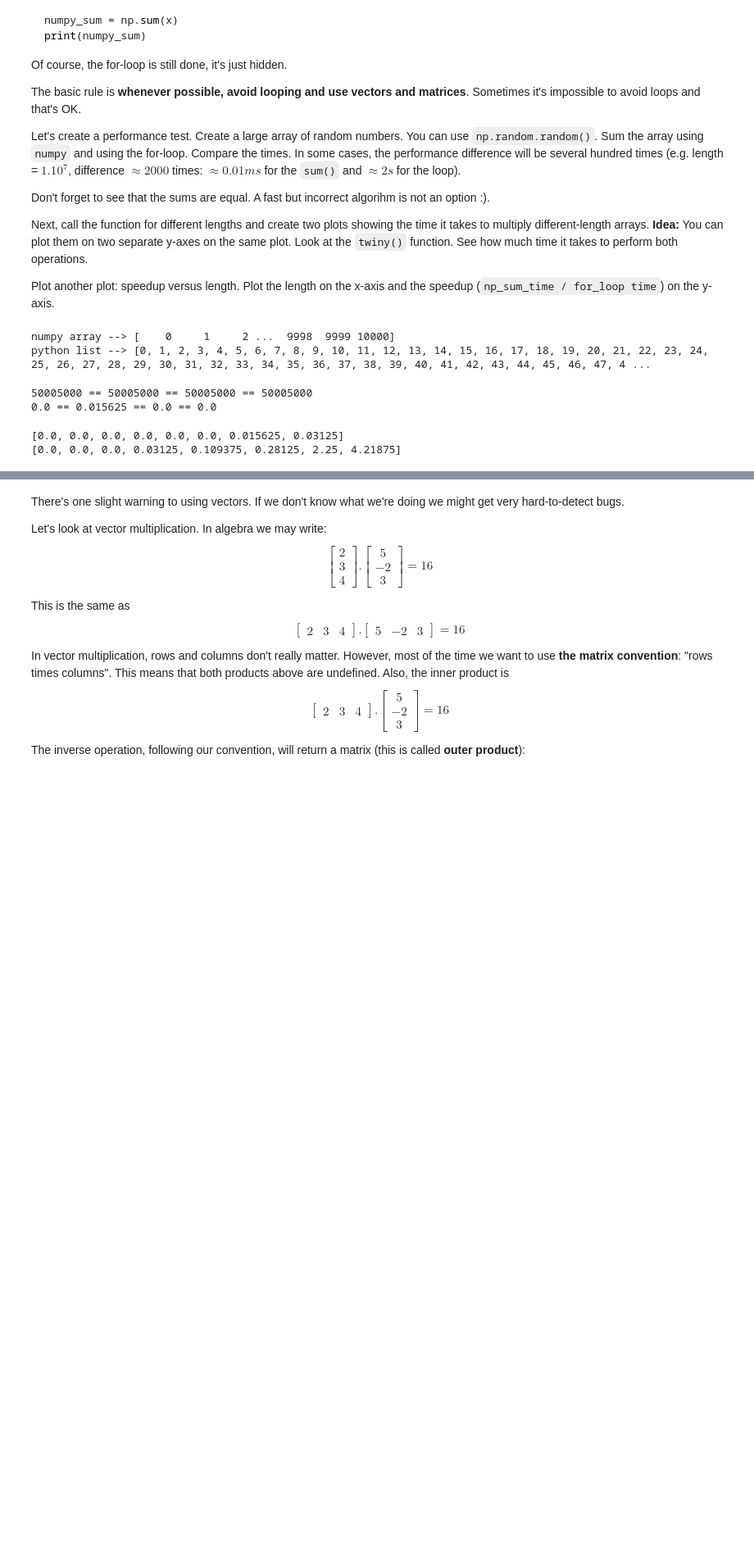
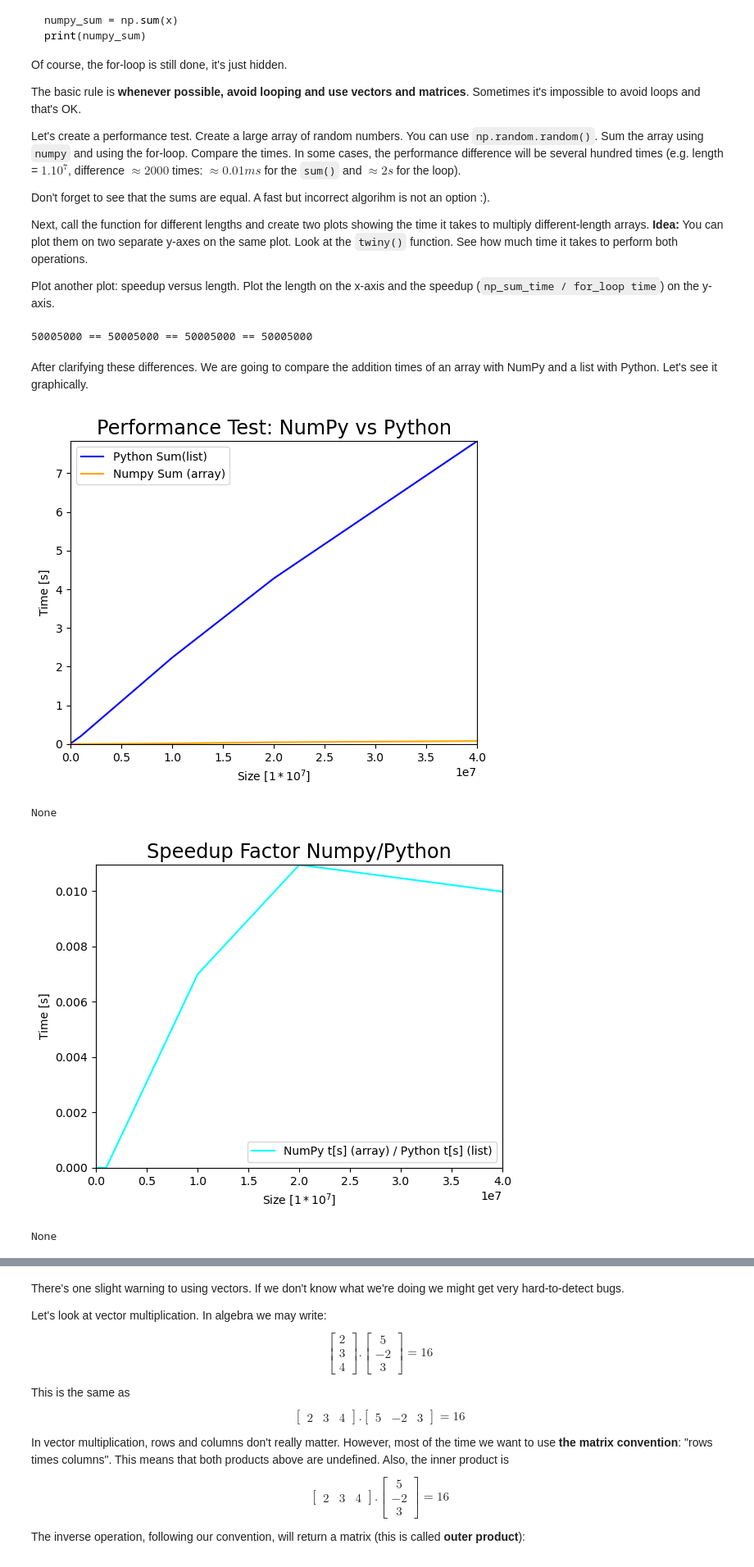
Before and after one commit to mstoychev/Math-Concepts-for-Developers, a Jupyter notebook: 3.Linear Algebra/Linear Algebra Exercise.ipynb, the cells around one changed output, grey strips where cells are left out. Shown at 82% size. Drawn from its saved outputs; the diff is of its cells as text; code cells hidden in the pictures; blank space fills up the shorter version.

```diff
--- a/3.Linear Algebra/Linear Algebra Exercise.ipynb
+++ b/3.Linear Algebra/Linear Algebra Exercise.ipynb
@@ -164,8 +233,12 @@ Plot another plot: speedup versus length. Plot the length on the x-axis and the
 numpy_array = np.arange(10001)   # <class 'numpy.ndarray'>
 python_list = list(range(10001))  # <class 'list'>
 
-print(f"numpy array --> {numpy_array}")
-print(f"python list --> {python_list}")
+# With small numbers performance doesn´t matter and there are no differences in results.
+sum_1, time_1 = numpy_sum_array(numpy_array)
+sum_2, time_2 = numpy_sum_list(python_list)
+sum_3, time_3 = python_sum_array(numpy_array)
+sum_4, time_4 = python_sum_list(python_list)
+
+print(f"{sum_1} == {sum_2} == {sum_3} == {sum_4}")
 # %% [output]
-numpy array --> [    0     1     2 ...  9998  9999 10000]
-python list --> [0, 1, 2, 3, 4, 5, 6, 7, 8, 9, 10, 11, 12, 13, 14, 15, 16, 17, 18, 19, 20, 21, 22, 23, 24, 25, 26, 27, 28, 29, 30, 31, 32, 33, 34, 35, 36, 37, 38, 39, 40, 41, 42, 43, 44, 45, 46, 47, 4 ...
+50005000 == 50005000 == 50005000 == 50005000
@@ -221,34 +245,30 @@ def plot_performance_time(sizes, py_times, numpy_times):
-# %%
-# With small numbers performance doesn´t matter and there are no differences in results.
-sum_1, time_1 = numpy_sum_array(numpy_array)
-sum_2, time_2 = numpy_sum_list(python_list)
-sum_3, time_3 = python_sum_array(numpy_array)
-sum_4, time_4 = python_sum_list(python_list)
-
-print(f"{sum_1} == {sum_2} == {sum_3} == {sum_4}")
-print(f"{time_1} == {time_2} == {time_3} == {time_4}")
-# %% [output]
-50005000 == 50005000 == 50005000 == 50005000
-0.0 == 0.015625 == 0.0 == 0.0
+# %% [markdown]
+After clarifying these differences. We are going to compare the addition times of an array with NumPy and a list with Python. Let's see it graphically.
 # %%
 # create a list with different number sizes
-sizes= [100, 1000, 10000, 100000, 500000, 1000000, 10000000, 20000000]
+sizes= [100, 1000, 10000, 100000, 500000, 1000000, 10000000, 20000000, 40000000]
 
 # empty list is created to calculate addition times for Python and NumPy
 py_times = []
 np_times = []
 
 # create random array/list and call the functions to get sum times For NumpY and Python respectively
 for i in range(len(sizes)):
     random_array = np.random.random(sizes[i])
     random_list = list(random_array)
 
     np_times.append(numpy_sum_array(random_array)[1])
     py_times.append(python_sum_list(random_list)[1])
 
-# print NymPy and Python random sum times for different sizes
-print(np_times)
-print(py_times)
+
+
+# call the plot function to view the difference in performance between NumPy and Python
+print(plot_performance_time(sizes, py_times, np_times))
+
+# call the plot function to view the Speedup Factor
+print(plot_speedup(sizes, np_times, py_times))
 # %% [output]
+[figure, added]
-[0.0, 0.0, 0.0, 0.0, 0.0, 0.0, 0.015625, 0.03125]
-[0.0, 0.0, 0.0, 0.03125, 0.109375, 0.28125, 2.25, 4.21875]
+None
+[figure, added]
+None
```
Also changed, not shown: parts of 3 cells of this notebook.
